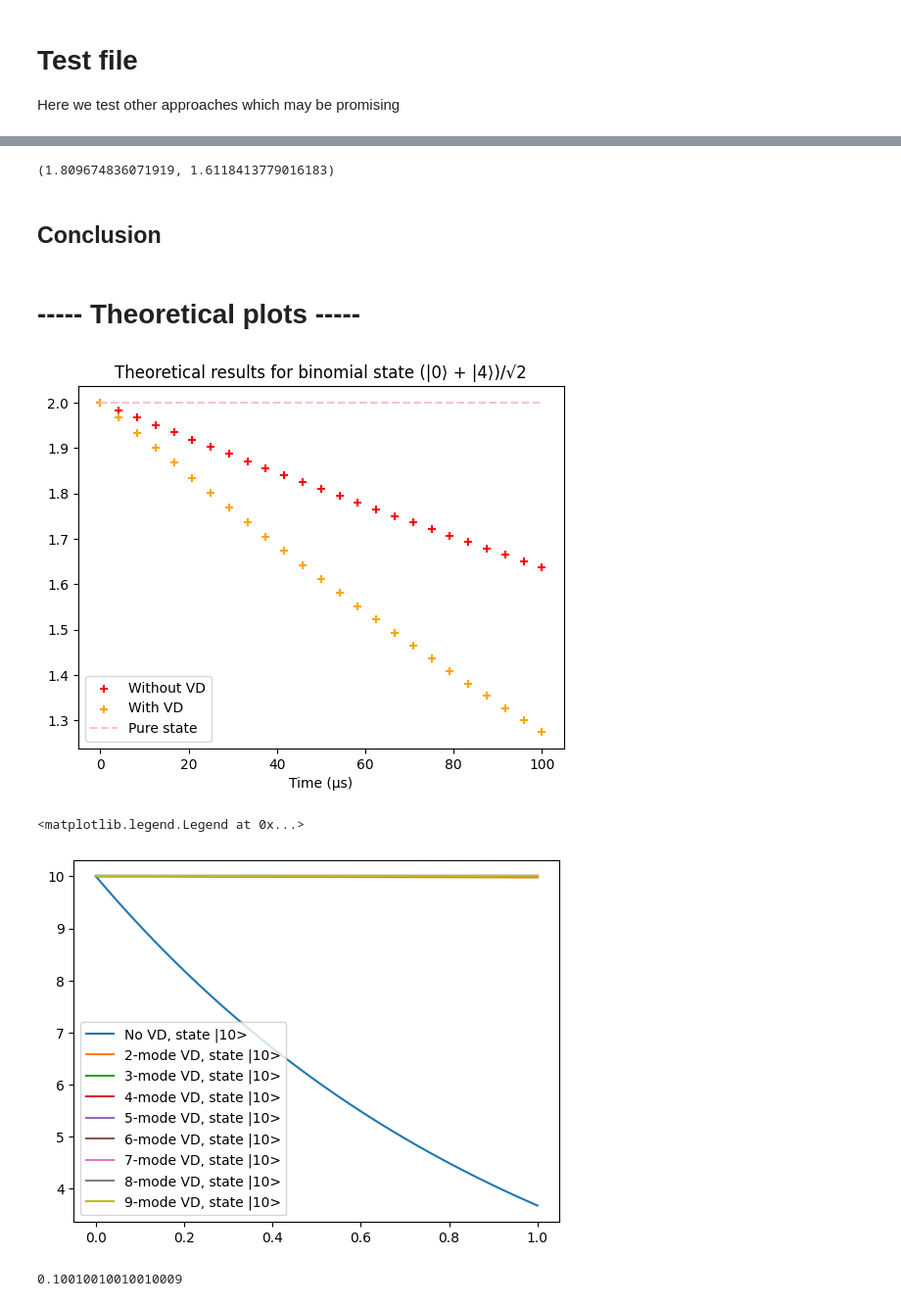
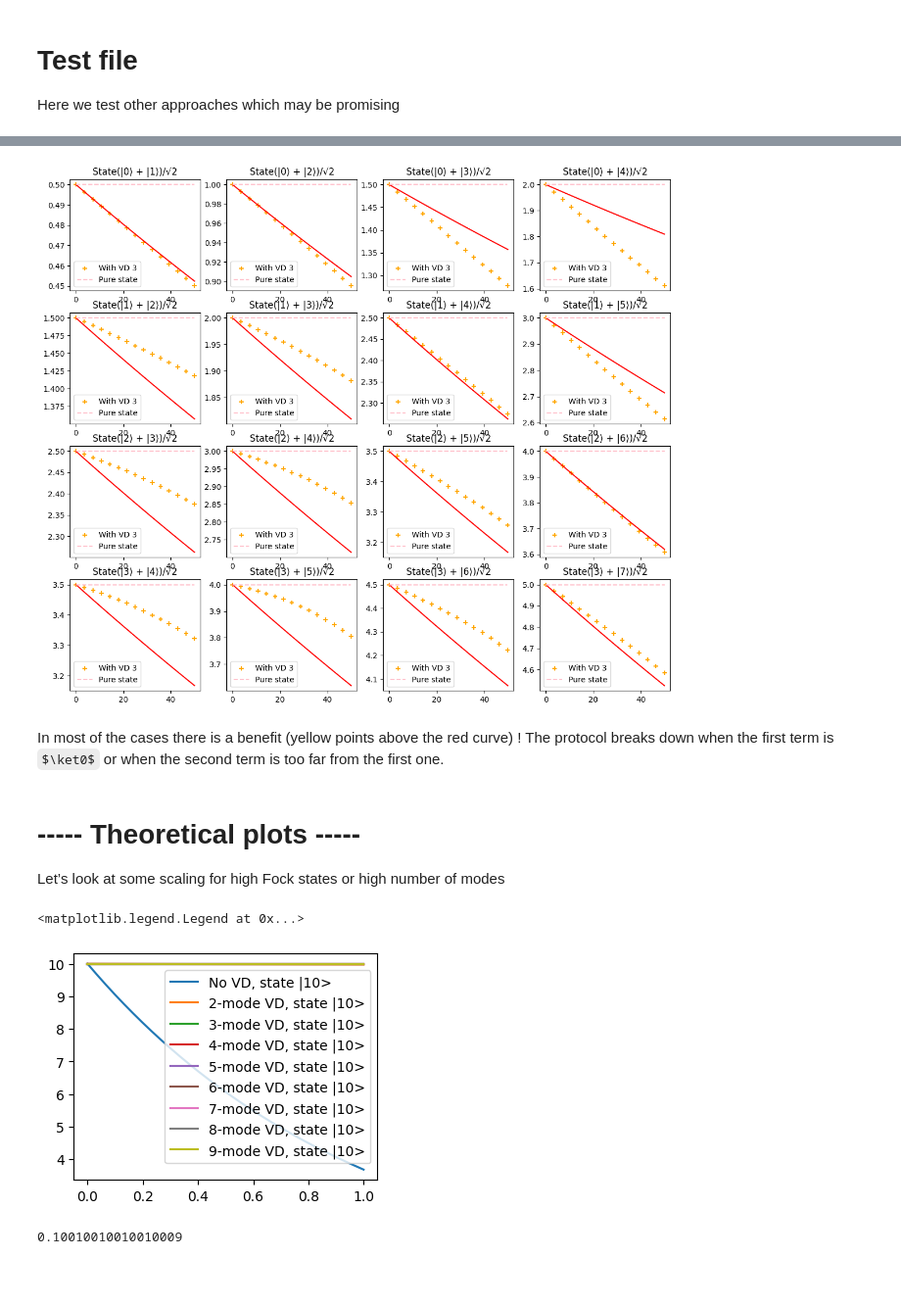
Before and after one commit to lfinocchiaro/virtual-distillation, a Jupyter notebook: tests.ipynb, the cells around one changed output, grey strips where cells are left out. Shown at 98% size. Drawn from its saved outputs; the diff is of its cells as text; code cells hidden in the pictures; some formulas as TeX source; blank space fills up the shorter version.

```diff
--- a/tests.ipynb
+++ b/tests.ipynb
@@ -10,5 +10,6 @@ from functions import *
 # %%
-N = 5
+N_binom = 20
+N = N_binom
 rho_binom = qutip.ket2dm((qutip.fock(N, 0) + qutip.fock(N, 4)).unit())
 noisy_rho_binom = create_states(N, [1], rho_binom, 0.1)[0]
 vd_rho_binom = (noisy_rho_binom**3/(noisy_rho_binom**3).tr())
@@ -45,30 +16,38 @@ array([ 0.77376434+0.j, -0.        -0.j, -0.        -0.j, -0.        -0.j,
-# %%
-qutip.expect(qutip.num(N), noisy_rho_binom), qutip.expect(qutip.num(N), vd_rho_binom)
-# %% [output]
-(1.809674836071919, 1.6118413779016183)
-# %% [markdown]
-## Conclusion
-# %% [markdown]
-# ----- Theoretical plots -----
 # %%
-t_list = np.linspace(0, 100, 25)
-noisy_rho_binom_list = create_states(N, t_list, rho_binom, 1/500)
-vd_binom_list = [noisy_rho_binom**3/(noisy_rho_binom**3).tr() for noisy_rho_binom in noisy_rho_binom_list]
+N=N_binom
+def plot_th(rho, N, f, ax, title):
+    t_list = np.linspace(0, 50, 15)
+    kappa = 1/500
+    noisy_rho_list = create_states(N, t_list, rho, kappa)
+    vd_list = [noisy_rho**3/(noisy_rho**3).tr() for noisy_rho in noisy_rho_list]
 
-photon_number_no_vd = [qutip.expect(qutip.num(N), noisy_rho_binom) for noisy_rho_binom in noisy_rho_binom_list]
-photon_number_vd = [qutip.expect(qutip.num(N), vd_rho_binom) for vd_rho_binom in vd_binom_list]
+    photon_number_no_vd = [qutip.expect(qutip.num(N), noisy_rho) for noisy_rho in noisy_rho_list]
+    photon_number_vd = [qutip.expect(qutip.num(N), vd_rho) for vd_rho in vd_list]
 
-photon_number_vd_inf_th = 2*(2*np.exp(-4*0.1*t_list))/(1+np.exp(-4*0.1*t_list))
-plt.scatter(t_list, photon_number_no_vd, label="Without VD", c='r', marker='+')
-plt.scatter(t_list, photon_number_vd, label="With VD", c='orange', marker='+')
-#plt.plot(t_list, photon_number_vd_inf_th, label="VD limit", c='b')
-plt.plot(t_list, np.full_like(t_list,2), label="Pure state", c='pink', linestyle='dashed')
-plt.legend()
-plt.title("Theoretical results for binomial state (|0⟩ + |4⟩)/√2")
-plt.xlabel("Time (μs)")
-plt.show()
+    photon_number_vd_inf_th = 2*(2*np.exp(-4*kappa*t_list))/(1+np.exp(-4*kappa*t_list))
+    #ax.scatter(t_list, photon_number_no_vd, label="Without VD", c='r', marker='+')
+    ax.scatter(t_list, photon_number_vd, label="With VD 3", c='orange', marker='+')
+    #plt.plot(t_list, photon_number_vd_inf_th, label="VD inf limit", c='orange')
+    init_photon_number = qutip.expect(qutip.num(N), rho)
+    ax.plot(t_list, init_photon_number*np.exp(-kappa*t_list), c='r')
+    ax.plot(t_list, np.full_like(t_list, init_photon_number), label="Pure state", c='pink', linestyle='dashed')
+    ax.legend()
+    ax.set_title("State" + title)
+    #ax.set_xlabel("Time (μs)")
+
+size=4
+fig, ax = plt.subplots(size, size, figsize=(14, 12))
+for i in range(size):
+    for j in range(size):
+        rho = qutip.ket2dm((qutip.fock(N, i) + qutip.fock(N, i+j+1)).unit())
+        plot_th(rho, N, fig, ax[i][j], f"(|{i}⟩ + |{i+j+1}⟩)/√2")
 # %% [output]
-[figure, old version]
+[figure, new version]
+# %% [markdown]
+In most of the cases there is a benefit (yellow points above the red curve) ! The protocol breaks down when the first term is $\ket0$ or when the second term is too far from the first one.
+# %% [markdown]
+# ----- Theoretical plots -----
+Let’s look at some scaling for high Fock states or high number of modes
 # %%
 nb_points = 1000
 nb_curves = 9 # modes, starts at 1
@@ -94,13 +73,14 @@ for n_ in range(1,nb_n+1):
         theoretical_curves[n_-1][M] = numerator/denominator
         names[n_-1][M] = f"{M+1}-mode VD, state |{n_}>"
 # %%
+plt.figure(figsize=(4, 3))
 for i in range(9,10):
     for j in range(nb_curves):
         plt.plot(gamma_list_complete, theoretical_curves[i][j], label=names[i][j])
 plt.legend()
 # %% [output]
 <matplotlib.legend.Legend at 0x...>
-[figure, old version]
+[figure, new version]
 # %%
 f, axes = plt.subplots(1, 2, figsize=(13,6))
 fixed_gamma_index=100
```
Also changed, not shown: parts of 22 cells of this notebook, 2 other files.
